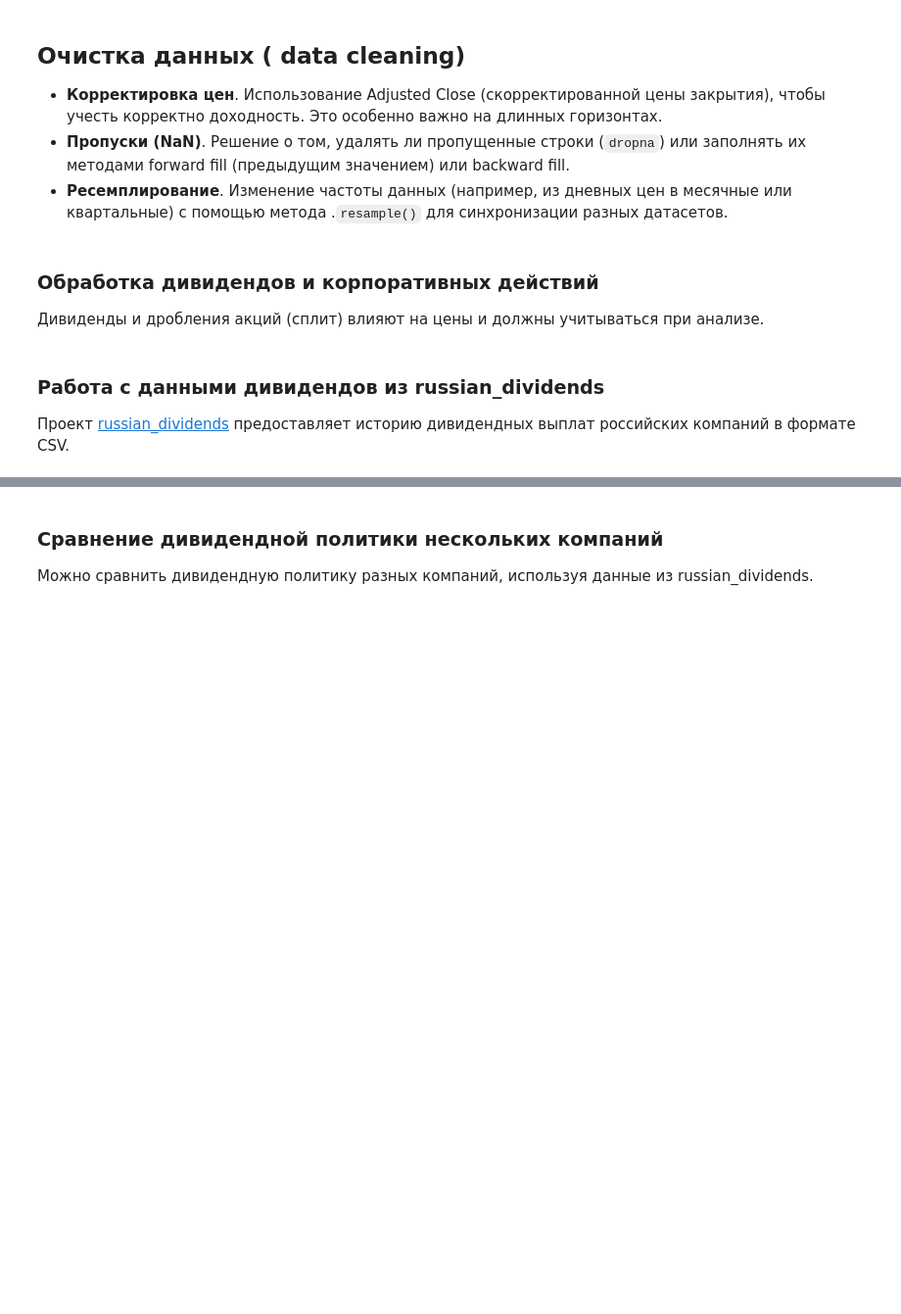
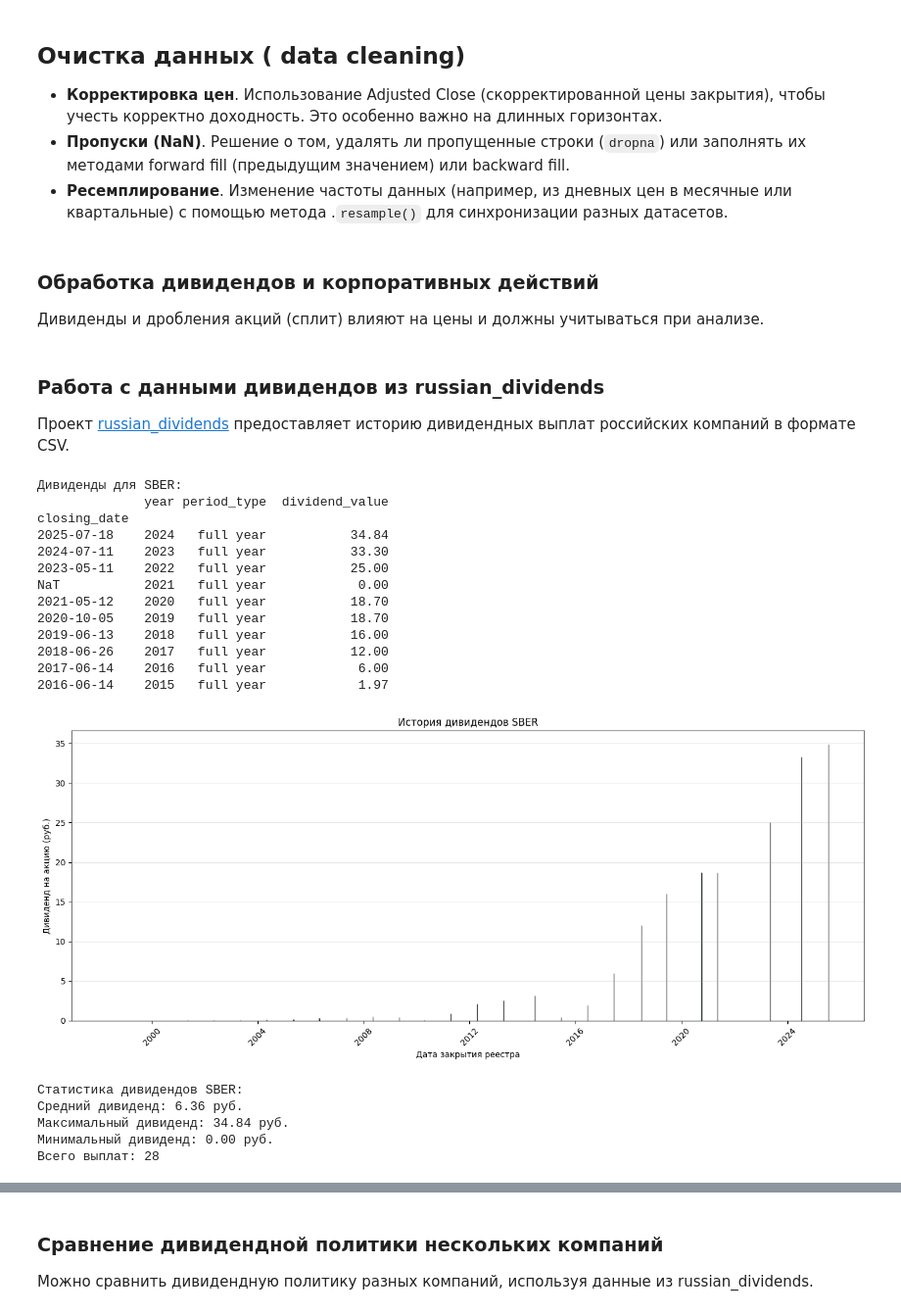
Before and after one commit to quantviews/financial-markets-2025, a Jupyter notebook: ipynb/Financial_data_and_preprocessing_in_Python_2025_ru.ipynb, the cells around one changed output, grey strips where cells are left out. Shown at 98% size. Saved outputs shown, nothing was run; the diff lists cells and outputs as text; code cells hidden in the pictures; blank space fills up the shorter version.

```diff
--- a/ipynb/Financial_data_and_preprocessing_in_Python_2025_ru.ipynb
+++ b/ipynb/Financial_data_and_preprocessing_in_Python_2025_ru.ipynb
@@ -759,7 +859,7 @@ plt.show()
 import os
 
 # Путь к данным дивидендов
-dividends_path = "russian_dividends/data"  # или другой путь
+dividends_path = "F:/YandexDisk/FINANCE/dividends/data"  # или другой путь
 
 # Функция для загрузки дивидендов
 def load_dividends(ticker, dividends_path="russian_dividends/data"):
@@ -787,33 +887,53 @@ def load_dividends(ticker, dividends_path="russian_dividends/data"):
 ticker_dividend = "SBER"
 dividends_df = load_dividends(ticker_dividend, dividends_path)
 
 if not dividends_df.empty:
     print(f"Дивиденды для {ticker_dividend}:")
     print(dividends_df.head(10))
 
     # Визуализация истории дивидендов
     plt.figure(figsize=(14, 6))
     plt.bar(dividends_df.index, dividends_df['dividend_value'],
             alpha=0.7, color='green', edgecolor='black')
     plt.title(f'История дивидендов {ticker_dividend}')
     plt.xlabel('Дата закрытия реестра')
     plt.ylabel('Дивиденд на акцию (руб.)')
     plt.xticks(rotation=45)
     plt.grid(True, alpha=0.3, axis='y')
     plt.tight_layout()
     plt.show()
 
     # Статистика по дивидендам
     print(f"\nСтатистика дивидендов {ticker_dividend}:")
     print(f"Средний дивиденд: {dividends_df['dividend_value'].mean():.2f} руб.")
     print(f"Максимальный дивиденд: {dividends_df['dividend_value'].max():.2f} руб.")
     print(f"Минимальный дивиденд: {dividends_df['dividend_value'].min():.2f} руб.")
     print(f"Всего выплат: {len(dividends_df)}")
 else:
     print(f"Данные о дивидендах для {ticker_dividend} не найдены")
     print("Для получения данных выполните:")
     print("1. git clone https://github.com/quantviews/russian_dividends.git")
     print("2. python russian_dividends/dividend_parser.py SBER")
+# %% [output]
+Дивиденды для SBER:
+              year period_type  dividend_value
+closing_date
+2025-07-18    2024   full year           34.84
+2024-07-11    2023   full year           33.30
+2023-05-11    2022   full year           25.00
+NaT           2021   full year            0.00
+2021-05-12    2020   full year           18.70
+2020-10-05    2019   full year           18.70
+2019-06-13    2018   full year           16.00
+2018-06-26    2017   full year           12.00
+2017-06-14    2016   full year            6.00
+2016-06-14    2015   full year            1.97
+[figure, added]
+Статистика дивидендов SBER:
+Средний дивиденд: 6.36 руб.
+Максимальный дивиденд: 34.84 руб.
+Минимальный дивиденд: 0.00 руб.
+Всего выплат: 28
 # %%
 # Анализ дивидендной доходности (dividend yield)
 # Соединяем данные о ценах и дивидендах
```
Also changed, not shown: parts of 41 cells of this notebook.
